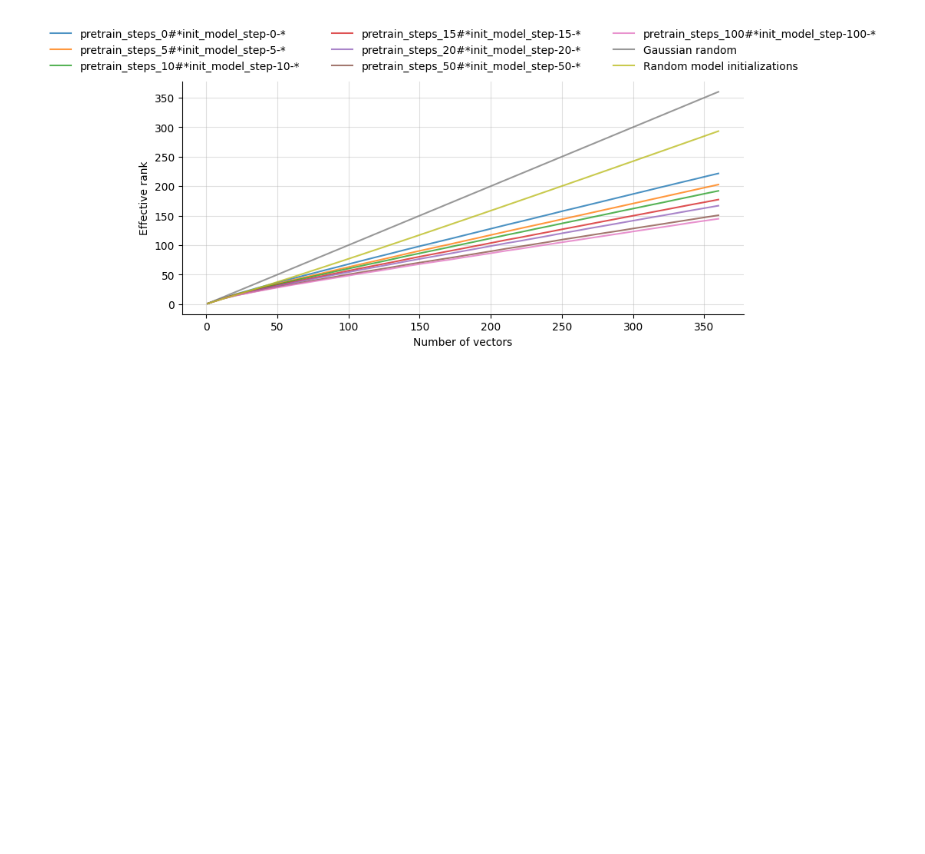
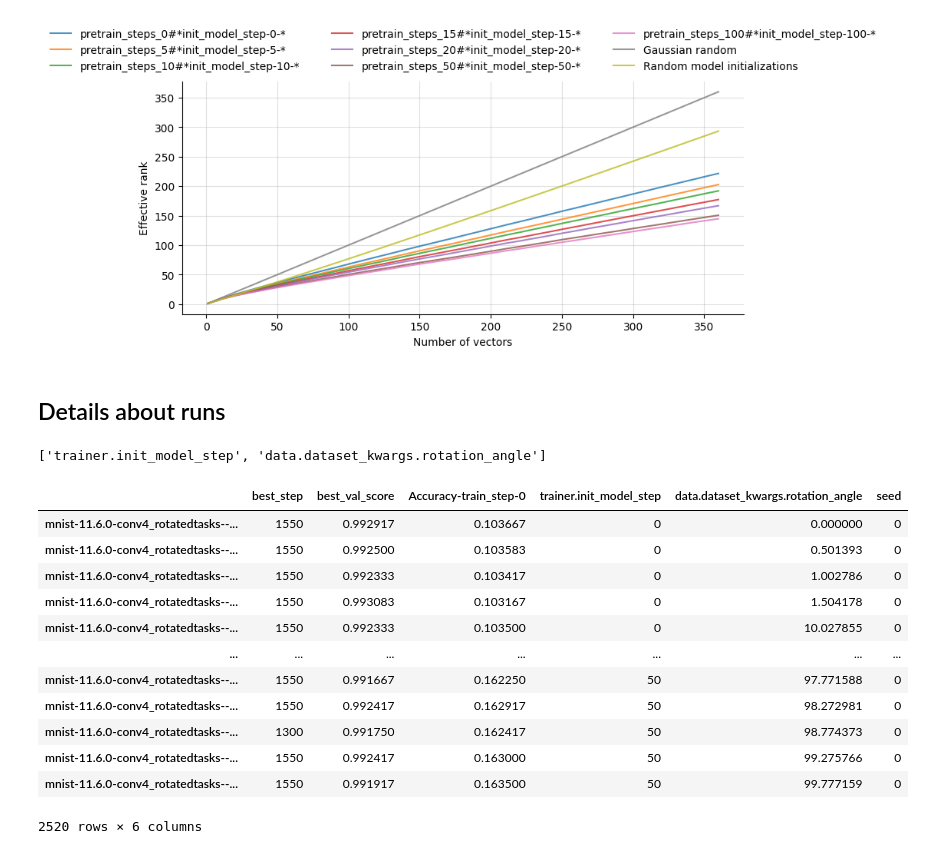
Before and after one commit to maximilianmbeck/erank, a Jupyter notebook: notebooks/11.6-mnist_conv4_rotatedtasks_erankplot.ipynb, the cells around one changed output. Cells and saved outputs as stored; diff of their text form; code cells hidden in the pictures; blank space fills up the shorter version.

```diff
--- a/notebooks/11.6-mnist_conv4_rotatedtasks_erankplot.ipynb
+++ b/notebooks/11.6-mnist_conv4_rotatedtasks_erankplot.ipynb
@@ -123,0 +117,24 @@ fig.savefig(f'11_6_mnist_conv4_rotatedtasks_erankplot.png', dpi=300, bbox_inches
+# %% [markdown]
+## Details about runs
+# %%
+sweepr = SweepResult(sweep_dir)
+sweepr.get_sweep_params()
+# %% [output]
+['trainer.init_model_step', 'data.dataset_kwargs.rotation_angle']
+# %%
+sdf = sweepr.get_summary(log_source='val', row_sel=('train_step', 0), col_sel=['Accuracy'])
+sdf
+# %% [output]
+|  | best_step | best_val_score | Accuracy-train_step-0 | trainer.init_model_step | data.dataset_kwargs.rotation_angle | seed |
+| mnist-11.6.0-conv4_rotatedtasks--... | 1550 | 0.992917 | 0.103667 | 0 | 0.000000 | 0 |
+| mnist-11.6.0-conv4_rotatedtasks--... | 1550 | 0.992500 | 0.103583 | 0 | 0.501393 | 0 |
+| mnist-11.6.0-conv4_rotatedtasks--... | 1550 | 0.992333 | 0.103417 | 0 | 1.002786 | 0 |
+| mnist-11.6.0-conv4_rotatedtasks--... | 1550 | 0.993083 | 0.103167 | 0 | 1.504178 | 0 |
+| mnist-11.6.0-conv4_rotatedtasks--... | 1550 | 0.992333 | 0.103500 | 0 | 10.027855 | 0 |
+| ... | ... | ... | ... | ... | ... | ... |
+| mnist-11.6.0-conv4_rotatedtasks--... | 1550 | 0.991667 | 0.162250 | 50 | 97.771588 | 0 |
+| mnist-11.6.0-conv4_rotatedtasks--... | 1550 | 0.992417 | 0.162917 | 50 | 98.272981 | 0 |
+| mnist-11.6.0-conv4_rotatedtasks--... | 1300 | 0.991750 | 0.162417 | 50 | 98.774373 | 0 |
+| mnist-11.6.0-conv4_rotatedtasks--... | 1550 | 0.992417 | 0.163000 | 50 | 99.275766 | 0 |
+| mnist-11.6.0-conv4_rotatedtasks--... | 1550 | 0.991917 | 0.163500 | 50 | 99.777159 | 0 |
+2520 rows × 6 columns
```
Also changed, not shown: parts of 9 cells of this notebook, 5 other files.
